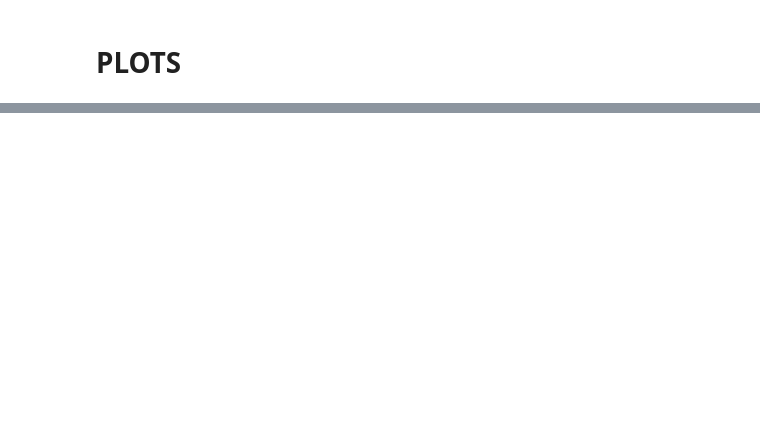
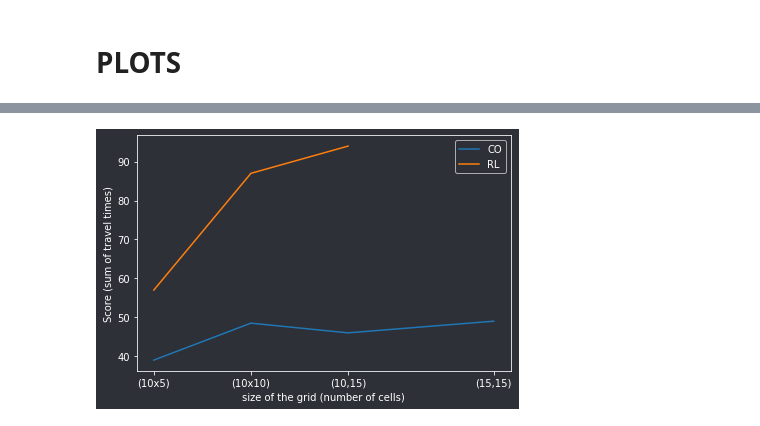
Before and after one commit to dufourc1/SemesterProjectMA3, a Jupyter notebook: notebooks/comparison.ipynb, the cells around one changed output, grey strips where cells are left out. Saved outputs shown, nothing was run; the diff lists cells and outputs as text; code cells hidden in the pictures; blank space fills up the shorter version.

Commit message:
comparison run with 4 agents on small grid

```diff
--- a/notebooks/comparison.ipynb
+++ b/notebooks/comparison.ipynb
@@ -181,4 +231,4 @@ KeyboardInterrupt:
 # %% [markdown]
 # PLOTS
 # %%
-df = pd.read_csv("../data/processed/results_comparison.csv", index_col = 'Unnamed: 0')
+df = pd.read_csv("../data/processed/results_comparison4.csv", index_col = 'Unnamed: 0')
@@ -185,3 +246,44 @@ df = pd.read_csv("../data/processed/results_comparison.csv", index_col = 'Unname
+# %%
+plt.rcParams['savefig.facecolor'] = (46/255., 48/255., 55/255.)
+plt.rcParams['axes.facecolor'] = (46/255., 48/255., 55/255.)
+fig, ax = plt.subplots(nrows=1, ncols=1)
+ax.spines['bottom'].set_color("white")
+ax.spines['top'].set_color("white")
+ax.spines['right'].set_color('white')
+ax.spines['left'].set_color('white')
+ax.tick_params(axis='x', colors='white')
+ax.tick_params(axis='y', colors='white')
+ax.title.set_color('white')
+ax.xaxis.label.set_color('white')
+ax.yaxis.label.set_color('white')
+fig.set_facecolor((46/255., 48/255., 55/255.))
+ax.set_facecolor((46/255., 48/255., 55/255.))
+
+
+plt.plot(df[df.Type == 'CO']['Size of the grid'],df[df.Type == 'CO'].Score,label = "CO")
+plt.plot(df[df.Type == 'RL']['Size of the grid'],df[df.Type == 'RL'].Score, label = "RL")
+
+plt.xlabel("size of the grid (number of cells)")
+
+x1 = [50,100,150,225]
+squad = ['(10x5)','(10x10)','(10,15)','(15,15)']
+
+ax.set_xticks(x1)
+ax.set_xticklabels(squad)
+
+plt.ylabel("Score (sum of travel times)")
+
+l = plt.legend()
+for text in l.get_texts():
+    text.set_color("white")
+
+
+
+ax = plt.gca()
+plt.tight_layout()
+plt.savefig("../data/processed/comparison.png", dpi = 300)
+# %% [output]
+[figure, added]
 # %%
 df_20_agents = pd.read_csv("../data/processed/results_20_agents.csv",index_col = 'Unnamed: 0')
 # %%
```
Also changed, not shown: parts of 3 cells of this notebook.
